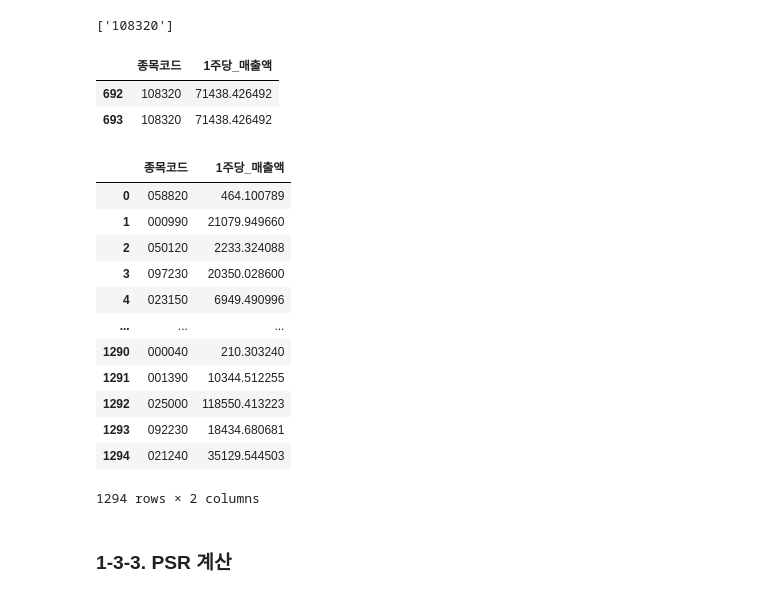
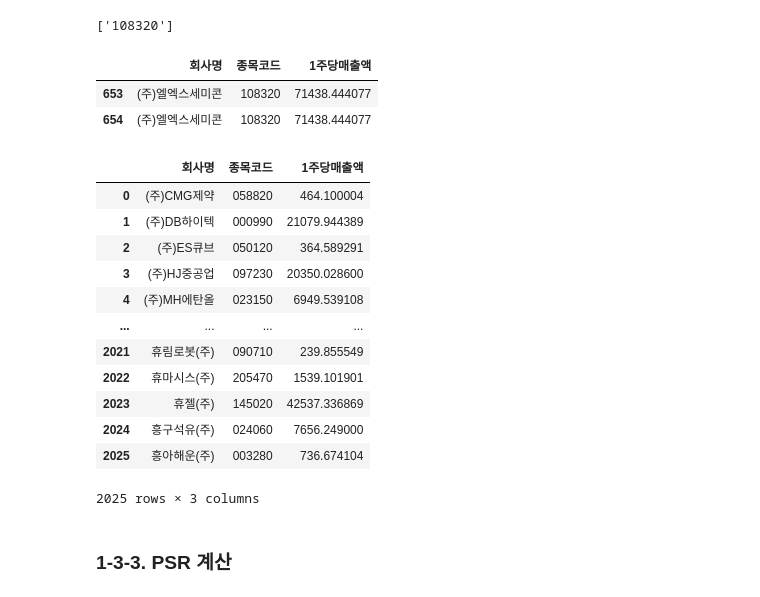
Before and after one commit to chulwonchae/customized_portfolio_pj, a Jupyter notebook: 1.preprocessing.ipynb, the cells around one changed output. Saved outputs shown, nothing was run; the diff lists cells and outputs as text; code cells hidden in the pictures.

```diff
--- a/1.preprocessing.ipynb
+++ b/1.preprocessing.ipynb
@@ -43,6 +43,21 @@ def reverse_TF(x):
         return True
     else:
         return False
+
+# 6. str to int 변환
+def str_to_int(x):
+    return int(x)
+
+# 7. 1000단위 제거(,)
+def func_replace(x):
+    return x.replace(",", "")
+
+# 8. 제외종목 리스트 필터링
+def rm_list(x):
+    if (x in remove):
+        return False
+    else:
+        return True
 # %% [markdown]
 # 1. 펀더멘탈지표
 - NCAV : (유동자산 - 총부채) / 시가총액
@@ -407,0 +348,17 @@ PSR2
+# %%
+PSR2 = pd.read_csv("./datasets/raw/1주당매출액_매출액(2020).csv", encoding="CP949")
+PSR2 = PSR2[["회사명", "거래소코드", "매출액(영업수익)(*)(천원)"]]
+PSR2.columns = ["회사명", "종목코드", "매출액(원)"]
+PSR2["매출액(원)"] = PSR2["매출액(원)"]*1000
+PSR2["종목코드"] = PSR2["종목코드"].astype("str")
+PSR2["종목코드"] = PSR2["종목코드"].map(padding)
+
+PSR3 = pd.read_csv("./datasets/raw/1주당매출액_상장주식수(21.03.31).csv", encoding="UTF-8")
+PSR3 = PSR3[["종목코드", "상장주식수"]]
+PSR3["상장주식수"] = PSR3["상장주식수"].map(func_replace)
+PSR3["상장주식수"] = PSR3["상장주식수"].map(str_to_int)
+
+PSR4 = pd.merge(PSR2, PSR3, on=['종목코드'], how = 'inner')
+PSR4["1주당매출액"] = PSR4["매출액(원)"]/PSR4["상장주식수"]
+PSR4 = PSR4[["회사명", "종목코드", "1주당매출액"]]
+PSR4
@@ -410,28 +381,28 @@ find_overlap(PSR2, "종목코드")
 # %% [output]
 ['108320']
 # %%
-PSR2[PSR2["종목코드"]=="108320"]
+PSR4[PSR4["종목코드"]=="108320"]
 # %% [output]
-|  | 종목코드 | 1주당_매출액 |
-| 692 | 108320 | 71438.426492 |
-| 693 | 108320 | 71438.426492 |
+|  | 회사명 | 종목코드 | 1주당매출액 |
+| 653 | (주)엘엑스세미콘 | 108320 | 71438.444077 |
+| 654 | (주)엘엑스세미콘 | 108320 | 71438.444077 |
 # %%
-PSR2.drop(index=752, inplace=True)
-PSR2
+PSR4.drop(index=653, inplace=True)
+PSR4
 # %% [output]
-|  | 종목코드 | 1주당_매출액 |
-| 0 | 058820 | 464.100789 |
-| 1 | 000990 | 21079.949660 |
-| 2 | 050120 | 2233.324088 |
-| 3 | 097230 | 20350.028600 |
-| 4 | 023150 | 6949.490996 |
-| ... | ... | ... |
-| 1290 | 000040 | 210.303240 |
-| 1291 | 001390 | 10344.512255 |
-| 1292 | 025000 | 118550.413223 |
-| 1293 | 092230 | 18434.680681 |
-| 1294 | 021240 | 35129.544503 |
+|  | 회사명 | 종목코드 | 1주당매출액 |
+| 0 | (주)CMG제약 | 058820 | 464.100004 |
+| 1 | (주)DB하이텍 | 000990 | 21079.944389 |
+| 2 | (주)ES큐브 | 050120 | 364.589291 |
+| 3 | (주)HJ중공업 | 097230 | 20350.028600 |
+| 4 | (주)MH에탄올 | 023150 | 6949.539108 |
+| ... | ... | ... | ... |
+| 2021 | 휴림로봇(주) | 090710 | 239.855549 |
+| 2022 | 휴마시스(주) | 205470 | 1539.101901 |
+| 2023 | 휴젤(주) | 145020 | 42537.336869 |
+| 2024 | 흥구석유(주) | 024060 | 7656.249000 |
+| 2025 | 흥아해운(주) | 003280 | 736.674104 |
-1294 rows × 2 columns
+2025 rows × 3 columns
 # %% [markdown]
 ### 1-3-3. PSR 계산
 # %%
```
Also changed, not shown: parts of 80 cells of this notebook.
